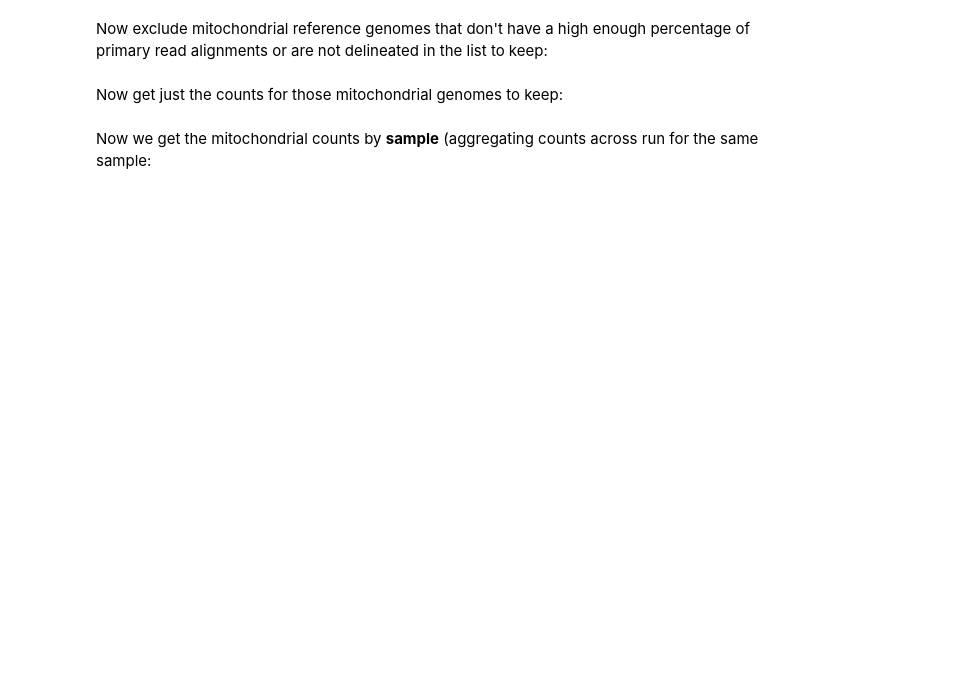
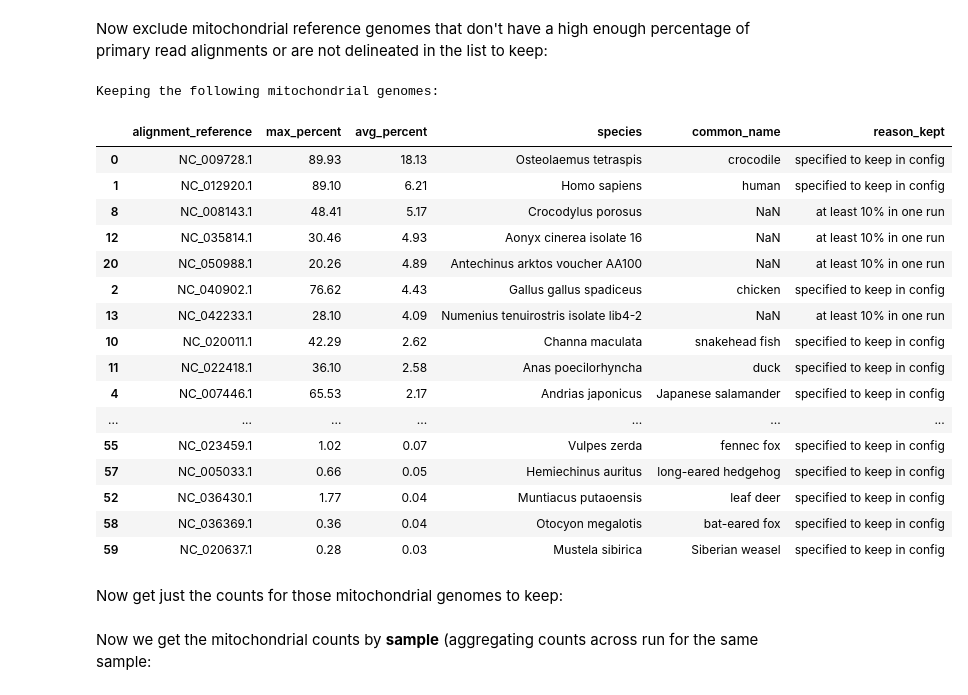
Before and after one commit to jbloom/Huanan_market_samples, a Jupyter notebook: notebooks/aggregate_all_counts.py.ipynb, the cells around one changed output. Cells and saved outputs as stored; diff of their text form; code cells hidden in the pictures; blank space fills up the shorter version.

```diff
--- a/notebooks/aggregate_all_counts.py.ipynb
+++ b/notebooks/aggregate_all_counts.py.ipynb
@@ -55,10 +76,6 @@ Tally all the alignment counts:
 tallied_counts = pd.concat(
     [pd.read_csv(f) for f in tallied_count_files],
     ignore_index=True,
-).assign(
-    alignment_reference_type=lambda x: x["alignment_reference"].map(
-        lambda r: "SARS-CoV-2" if r == sars2_ref_id else "mitochondrial genomes"
-    )
 )
 
 # make sure all alignment references are SARS2 or a known mitochondrial genome
@@ -76,7 +93,7 @@ assert (
 count_cols = ["n_primary", "n_primary_and_unique_best"]
 
 tallied_counts_tidy = tallied_counts.melt(
-    id_vars=["Run accession", "alignment_reference", "alignment_reference_type"],
+    id_vars=["Run accession", "alignment_reference"],
     value_vars=count_cols,
     var_name="alignment_count_type",
     value_name="alignment_count",
@@ -190,8 +239,7 @@ Do some filtering on the runs:
 mito_counts = (
     tallied_counts_tidy
     .merge(metadata, validate="many_to_one")
-    .query("alignment_reference_type == 'mitochondrial genomes'")
-    .drop(columns="alignment_reference_type")
+    .query("alignment_reference != @sars2_ref_id")
     .query("description in @metagenomic_descriptions")
     .assign(alignment_count=lambda x: x["alignment_count"].astype(int))
 )
@@ -234,34 +297,53 @@ mito_max_primary_percent = (
 
 min_percent = mito_composition_filters["min_percent_aligned_genome_filter"]
 mito_to_keep = (
     mito_max_primary_percent
     .assign(
         reason_kept=lambda x: x.apply(
             lambda row: (
                 "specified to keep in config"
                 if any(row["species"].startswith(s) for s in mito_genomes_to_keep.values())
                 else (
                     f"at least {min_percent}% in one run"
                     if row["max_percent"] >= min_percent
                     else
                     "not retained"
                 )
             ),
             axis=1,
         ),
     )
     .query("reason_kept != 'not retained'")
     .sort_values("max_percent", ascending=False)
     .reset_index(drop=True)
 )
 
 assert all(
     any(s_kept.startswith(s_to_keep) for s_kept in mito_to_keep["species"])
     for s_to_keep in mito_genomes_to_keep.values()
 )
 
 print("Keeping the following mitochondrial genomes:")
-display(mito_to_keep.round(2))
+display(mito_to_keep.sort_values("avg_percent", ascending=False).round(2))
+# %% [output]
+Keeping the following mitochondrial genomes:
+|  | alignment_reference | max_percent | avg_percent | species | common_name | reason_kept |
+| 0 | NC_009728.1 | 89.93 | 18.13 | Osteolaemus tetraspis | crocodile | specified to keep in config |
+| 1 | NC_012920.1 | 89.10 | 6.21 | Homo sapiens | human | specified to keep in config |
+| 8 | NC_008143.1 | 48.41 | 5.17 | Crocodylus porosus | NaN | at least 10% in one run |
+| 12 | NC_035814.1 | 30.46 | 4.93 | Aonyx cinerea isolate 16 | NaN | at least 10% in one run |
+| 20 | NC_050988.1 | 20.26 | 4.89 | Antechinus arktos voucher AA100 | NaN | at least 10% in one run |
+| 2 | NC_040902.1 | 76.62 | 4.43 | Gallus gallus spadiceus | chicken | specified to keep in config |
+| 13 | NC_042233.1 | 28.10 | 4.09 | Numenius tenuirostris isolate lib4-2 | NaN | at least 10% in one run |
+| 10 | NC_020011.1 | 42.29 | 2.62 | Channa maculata | snakehead fish | specified to keep in config |
+| 11 | NC_022418.1 | 36.10 | 2.58 | Anas poecilorhyncha | duck | specified to keep in config |
+| 4 | NC_007446.1 | 65.53 | 2.17 | Andrias japonicus | Japanese salamander | specified to keep in config |
+| ... | ... | ... | ... | ... | ... | ... |
+| 55 | NC_023459.1 | 1.02 | 0.07 | Vulpes zerda | fennec fox | specified to keep in config |
+| 57 | NC_005033.1 | 0.66 | 0.05 | Hemiechinus auritus | long-eared hedgehog | specified to keep in config |
+| 52 | NC_036430.1 | 1.77 | 0.04 | Muntiacus putaoensis | leaf deer | specified to keep in config |
+| 58 | NC_036369.1 | 0.36 | 0.04 | Otocyon megalotis | bat-eared fox | specified to keep in config |
+| 59 | NC_020637.1 | 0.28 | 0.03 | Mustela sibirica | Siberian weasel | specified to keep in config |
 # %% [markdown]
 Now get just the counts for those mitochondrial genomes to keep:
 # %%
```
Also changed, not shown: parts of 8 cells of this notebook, 1 other file.
